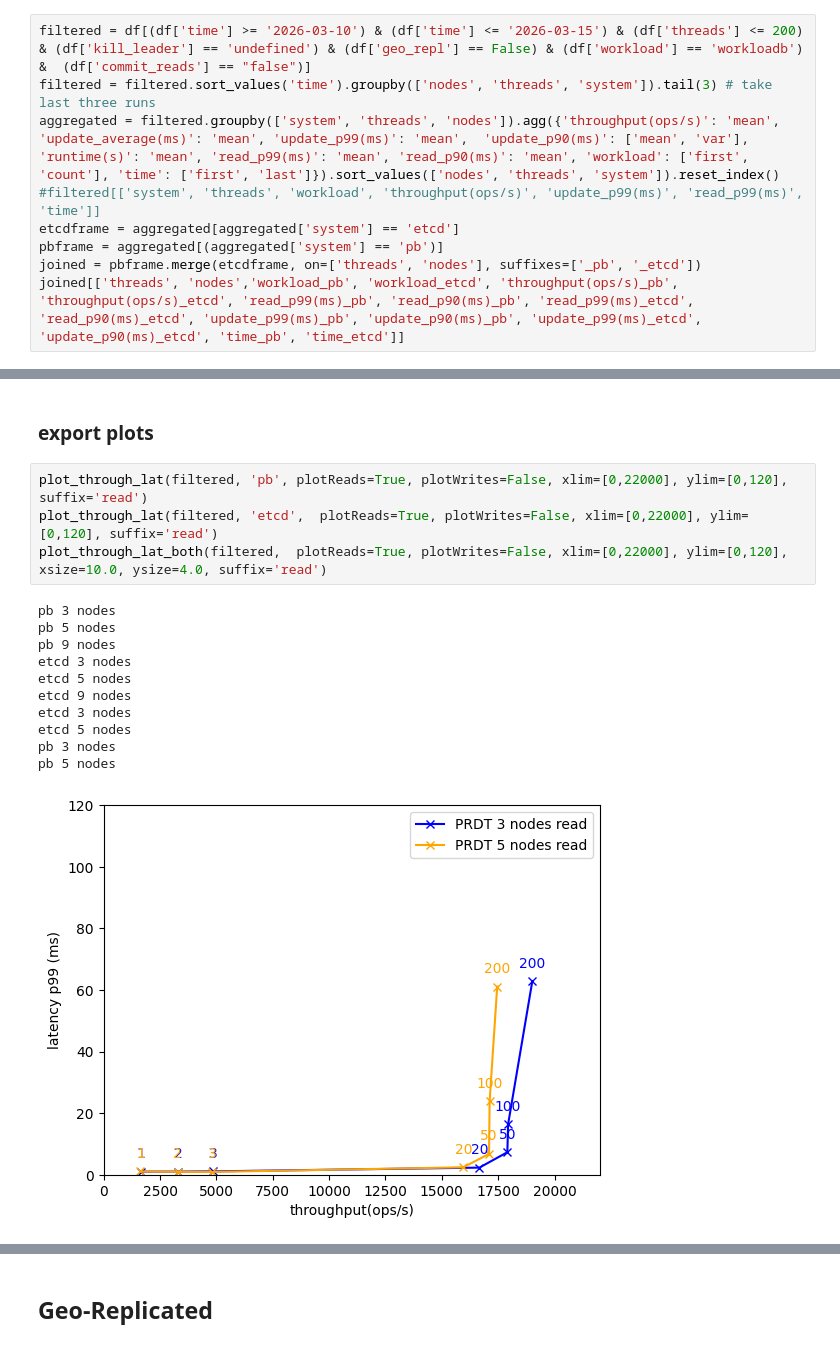
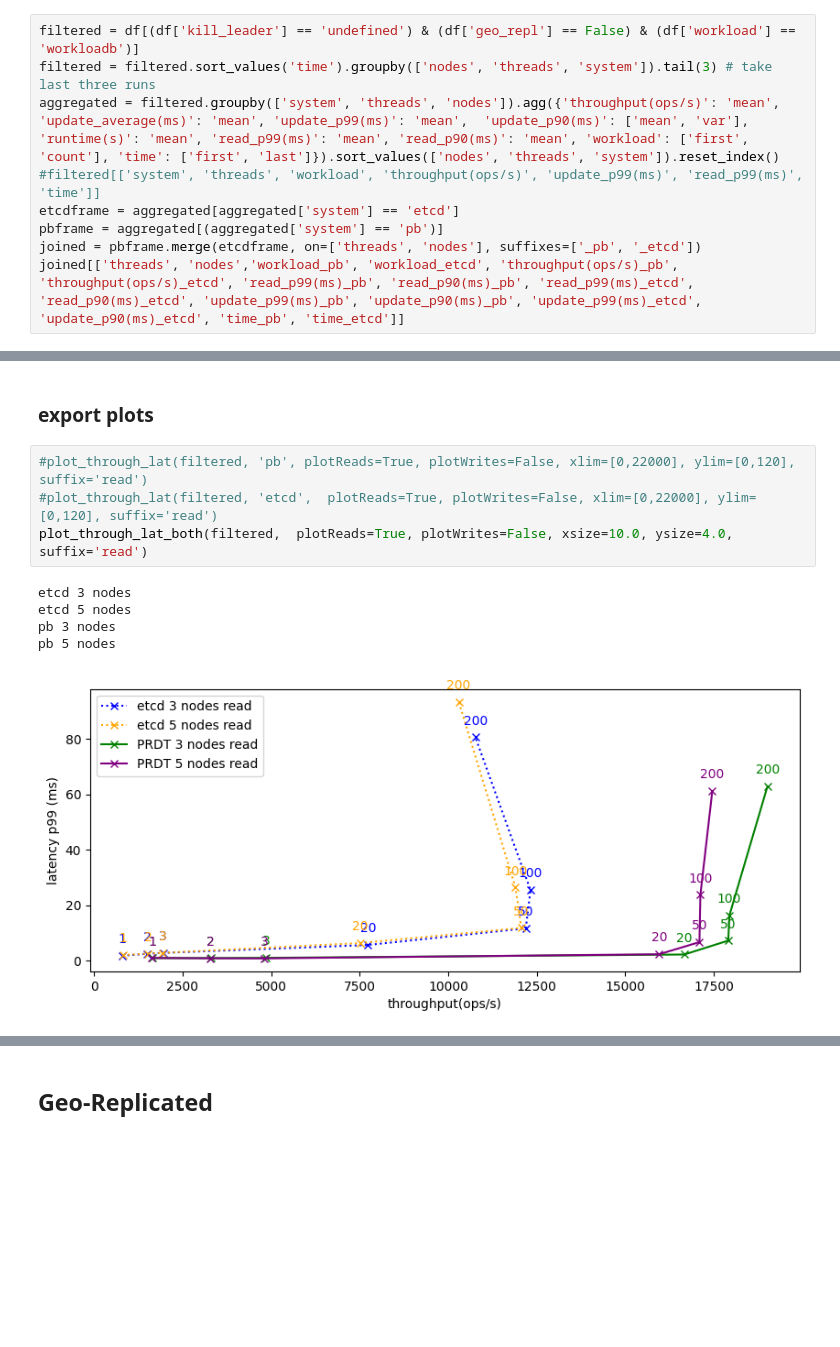
Before and after one commit to stg-tud/protocols-as-datatypes-artifact, a Jupyter notebook: analysis/Data_Visualization.ipynb, the cells around one changed output, grey strips where cells are left out. Drawn from its saved outputs; the diff is of its cells as text; blank space fills up the shorter version.

```diff
--- a/analysis/Data_Visualization.ipynb
+++ b/analysis/Data_Visualization.ipynb
@@ -384,7 +377,7 @@ pb 5 nodes
 # %% [markdown]
 ### prepare dataset
 # %%
-filtered = df[(df['time'] >= '2026-03-10') & (df['time'] <= '2026-03-15') & (df['threads'] <= 200) & (df['kill_leader'] == 'undefined') & (df['geo_repl'] == False) & (df['workload'] == 'workloadb') &  (df['commit_reads'] == "false")]
+filtered = df[(df['kill_leader'] == 'undefined') & (df['geo_repl'] == False) & (df['workload'] == 'workloadb')]
 filtered = filtered.sort_values('time').groupby(['nodes', 'threads', 'system']).tail(3) # take last three runs
 aggregated = filtered.groupby(['system', 'threads', 'nodes']).agg({'throughput(ops/s)': 'mean', 'update_average(ms)': 'mean', 'update_p99(ms)': 'mean',  'update_p90(ms)': ['mean', 'var'], 'runtime(s)': 'mean', 'read_p99(ms)': 'mean', 'read_p90(ms)': 'mean', 'workload': ['first', 'count'], 'time': ['first', 'last']}).sort_values(['nodes', 'threads', 'system']).reset_index()
 #filtered[['system', 'threads', 'workload', 'throughput(ops/s)', 'update_p99(ms)', 'read_p99(ms)', 'time']]
@@ -458,18 +451,12 @@ nodes & threads & throughput(ops/s)_pb & throughput(ops/s)_etcd & read_p99(ms)_p
 # %% [markdown]
 ### export plots
 # %%
-plot_through_lat(filtered, 'pb', plotReads=True, plotWrites=False, xlim=[0,22000], ylim=[0,120], suffix='read')
-plot_through_lat(filtered, 'etcd',  plotReads=True, plotWrites=False, xlim=[0,22000], ylim=[0,120], suffix='read')
-plot_through_lat_both(filtered,  plotReads=True, plotWrites=False, xlim=[0,22000], ylim=[0,120], xsize=10.0, ysize=4.0, suffix='read')
+#plot_through_lat(filtered, 'pb', plotReads=True, plotWrites=False, xlim=[0,22000], ylim=[0,120], suffix='read')
+#plot_through_lat(filtered, 'etcd',  plotReads=True, plotWrites=False, xlim=[0,22000], ylim=[0,120], suffix='read')
+plot_through_lat_both(filtered,  plotReads=True, plotWrites=False, xsize=10.0, ysize=4.0, suffix='read')
 # %% [output]
-pb 3 nodes
-pb 5 nodes
-pb 9 nodes
-etcd 3 nodes
-etcd 5 nodes
-etcd 9 nodes
 etcd 3 nodes
 etcd 5 nodes
 pb 3 nodes
 pb 5 nodes
-[figure, old version]
+[figure, new version]
```
Also changed, not shown: parts of 5 cells of this notebook.
